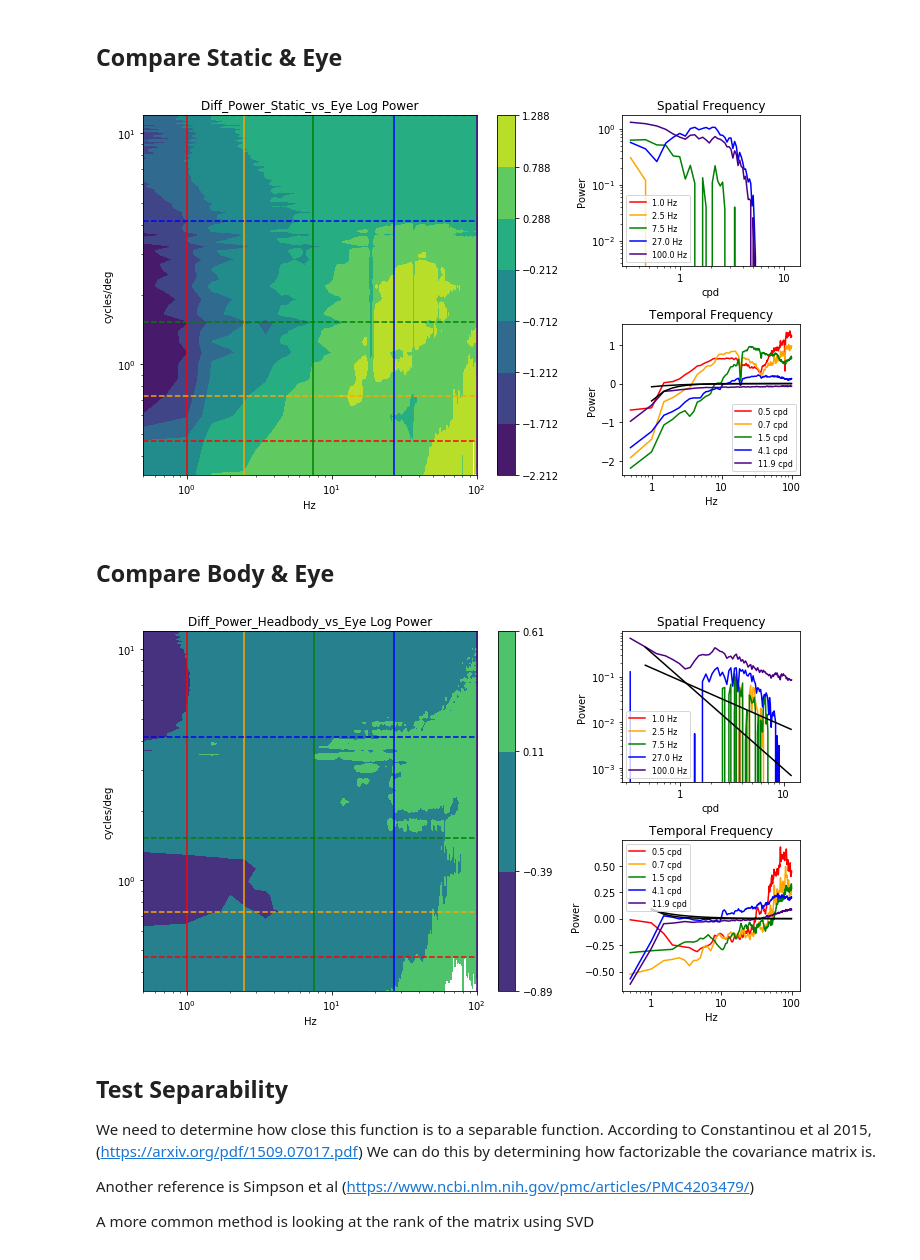
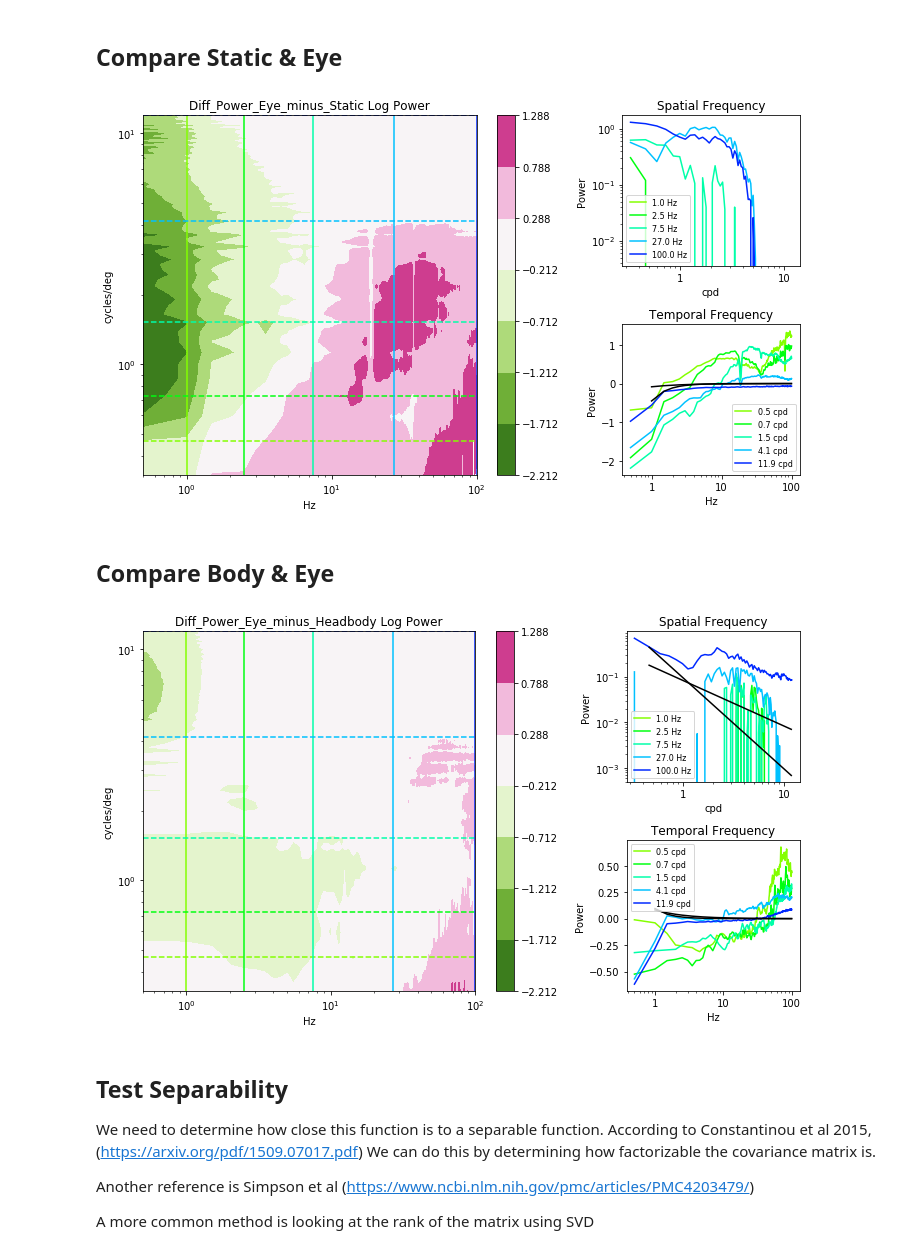
Before and after one commit to vdutell/st-bravo_analysis, a Jupyter notebook: 5. Compare_Conditions.ipynb, the cells around one changed output. Drawn from its saved outputs; the diff is of its cells as text; code cells hidden in the pictures.

```diff
--- a/5. Compare_Conditions.ipynb
+++ b/5. Compare_Conditions.ipynb
@@ -167,7 +325,7 @@ The PostScript backend does not support transparency; partially transparent arti
 ## Plotter of Diff Power
 Need to put this inside the plotter because we'll take the difference in log space so we can see directionality.;
 # %%
-def da_plot_diff_power(power_spectrum_a, power_spectrum_b, fqspace, fqtime, nsamples = 5, minmaxcolors=(None, None), figname='Plot', saveloc='./output', logscale=True, show_onef_line=True, grey_contour=True):
+def da_plot_diff_power(power_spectrum_a, power_spectrum_b, fqspace, fqtime, nsamples = 5, minmaxcolors=(None, None), figname='Plot', saveloc='./output', logscale=True, cmap= 'hsv', show_onef_line=True, grey_contour=True):
     '''
     THE Dong & Attick Plot (Dong & Attick 1995; fig 7) with heatmap added.
     Produces three plots:
@@ -214,7 +372,8 @@ def da_plot_diff_power(power_spectrum_a, power_spectrum_b, fqspace, fqtime, nsam
     timesamplefqs_idx = np.round(np.geomspace(time_end_offset, time_end_sample,
                                      nsamples),0).astype(int)
 
-    spacecolors = np.array(['red', 'orange', 'green', 'blue', 'indigo'])#[::-1]
+    #spacecolors = np.array(['red', 'orange', 'green', 'blue', 'indigo'])#[::-1]
+    spacecolors = lambda x: plt.cm.get_cmap(cmap)(x / nsamples * 0.5 + 0.25)
     timecolors = spacecolors
 
     #make a grid
@@ -232,9 +391,9 @@ def da_plot_diff_power(power_spectrum_a, power_spectrum_b, fqspace, fqtime, nsam
     #take log
     power_spectrum_d = np.log10(power_spectrum_a) - np.log10(power_spectrum_b)
 
-    if(minmaxcolors[0]):
-        minc = np.abs(minmaxcolors[0])
-        maxc = np.abs(minmaxcolors[1])
+    if(minmaxcolors[0] and minmaxcolors[1]):
+        minc = minmaxcolors[0]
+        maxc = minmaxcolors[1]
     else:
         minc = np.min(power_spectrum_d)
         maxc = np.max(power_spectrum_d)
@@ -244,11 +403,12 @@ def da_plot_diff_power(power_spectrum_a, power_spectrum_b, fqspace, fqtime, nsam
         hm = axes_hm.contourf(fqtime, fqspace, power_spectrum_d,
                               clev,
                               cmap='gray',
-                              norm=mpl.colors.Normalize(minc, maxc))
+                              norm=mpl.colors.DivergingNorm(vmin=minc, vcenter=0, vmax=maxc))
     else:
         hm = axes_hm.contourf(fqtime, fqspace, power_spectrum_d,
                               clev,
-                              norm=mpl.colors.Normalize(minc, maxc))
+                              cmap='PiYG_r',
+                              norm=mpl.colors.DivergingNorm(vmin=minc, vcenter=0, vmax=maxc))
     if(logscale):
         axes_hm.set_xscale("log")
         axes_hm.set_yscale("log")
@@ -260,16 +420,16 @@ def da_plot_diff_power(power_spectrum_a, power_spectrum_b, fqspace, fqtime, nsam
     #add lines
     for s in range(nsamples):
         #lines in time
-        axes_hm.axvline(fqtime[timesamplefqs_idx[s]],c=timecolors[s],ls='-')
+        axes_hm.axvline(fqtime[timesamplefqs_idx[s]],c=timecolors(s),ls='-')
         #lines in space
-        axes_hm.axhline(fqspace[spacesamplefqs_idx[s]],c=spacecolors[s],ls='--')
+        axes_hm.axhline(fqspace[spacesamplefqs_idx[s]],c=spacecolors(s),ls='--')
 
     #spaceplot
     axes_space = plt.subplot(grid_space[0])
     for i, tf_idx in enumerate(timesamplefqs_idx):
         axes_space.semilogx(fqspace, power_spectrum_d[:,tf_idx],
                         label='{0:0.1f} Hz'.format(fqtime[tf_idx]),
-                        c=timecolors[i])
+                        c=timecolors(i))
 
     #print(np.log(np.max(power_spectrum)/fqspace))
     if(show_onef_line):
@@ -292,7 +452,7 @@ def da_plot_diff_power(power_spectrum_a, power_spectrum_b, fqspace, fqtime, nsam
     for i, sf_idx in enumerate(spacesamplefqs_idx):
         axes_time.semilogx(fqtime, power_spectrum_d[sf_idx,:],
                        label='{0:0.1f} cpd'.format(fqspace[sf_idx]),
-                       c=spacecolors[i])
+                       c=spacecolors(i))
 
     if(show_onef_line):
         fqs = fqtime[time_end_offset:time_end_sample]
@@ -314,4 +474,11 @@ def da_plot_diff_power(power_spectrum_a, power_spectrum_b, fqspace, fqtime, nsam
     plt.savefig(f'{saveloc}/Power_{figname}.png')
 # %% [markdown]
 ## Compare Static & Body/Head
+# %%
+minc = np.min((np.log10(headbody_ps_2d)-np.log10(static_ps_2d),
+              np.log10(eye_ps_2d)-np.log10(static_ps_2d),
+              np.log10(eye_ps_2d)-np.log10(headbody_ps_2d)))
+maxc = np.max((np.log10(headbody_ps_2d)-np.log10(static_ps_2d),
+              np.log10(eye_ps_2d)-np.log10(static_ps_2d),
+              np.log10(eye_ps_2d)-np.log10(headbody_ps_2d)))
 # %%
@@ -324,18 +493,20 @@ da_plot_diff_power(headbody_ps_2d, static_ps_2d, fqs_space, fqs_time, show_onef_
 ## Compare Static & Eye
 # %%
 da_plot_diff_power(eye_ps_2d, static_ps_2d, fqs_space, fqs_time, show_onef_line=True, logscale=True,
-                  figname=f'Diff_Power_Static_vs_Eye',
-                  saveloc=comparison_save_dir, grey_contour=False)
+                  figname=f'Diff_Power_Eye_minus_Static',
+                  saveloc=comparison_save_dir, grey_contour=False,
+                    minmaxcolors=(minc, maxc))
 # %% [output]
-[figure, old version]
+[figure, new version]
 # %% [markdown]
 ## Compare Body & Eye
 # %%
 da_plot_diff_power(eye_ps_2d, headbody_ps_2d, fqs_space, fqs_time, show_onef_line=True, logscale=True,
-                  figname=f'Diff_Power_Headbody_vs_Eye',
-                  saveloc=comparison_save_dir, grey_contour=False)
+                  figname=f'Diff_Power_Eye_minus_Headbody',
+                  saveloc=comparison_save_dir, grey_contour=False,
+                    minmaxcolors=(minc, maxc))
 # %% [output]
-[figure, old version]
+[figure, new version]
 # %% [markdown]
 ## Test Separability
 
```
Also changed, not shown: parts of 6 cells of this notebook.
